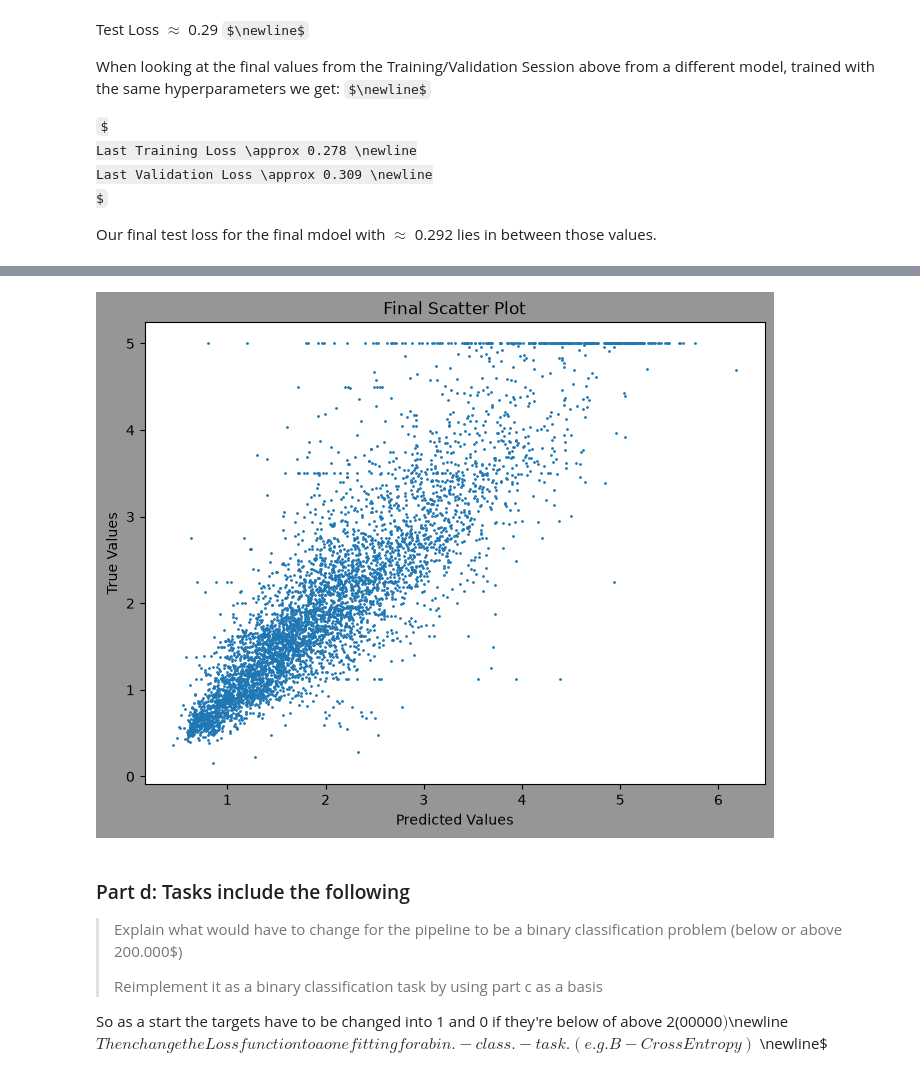
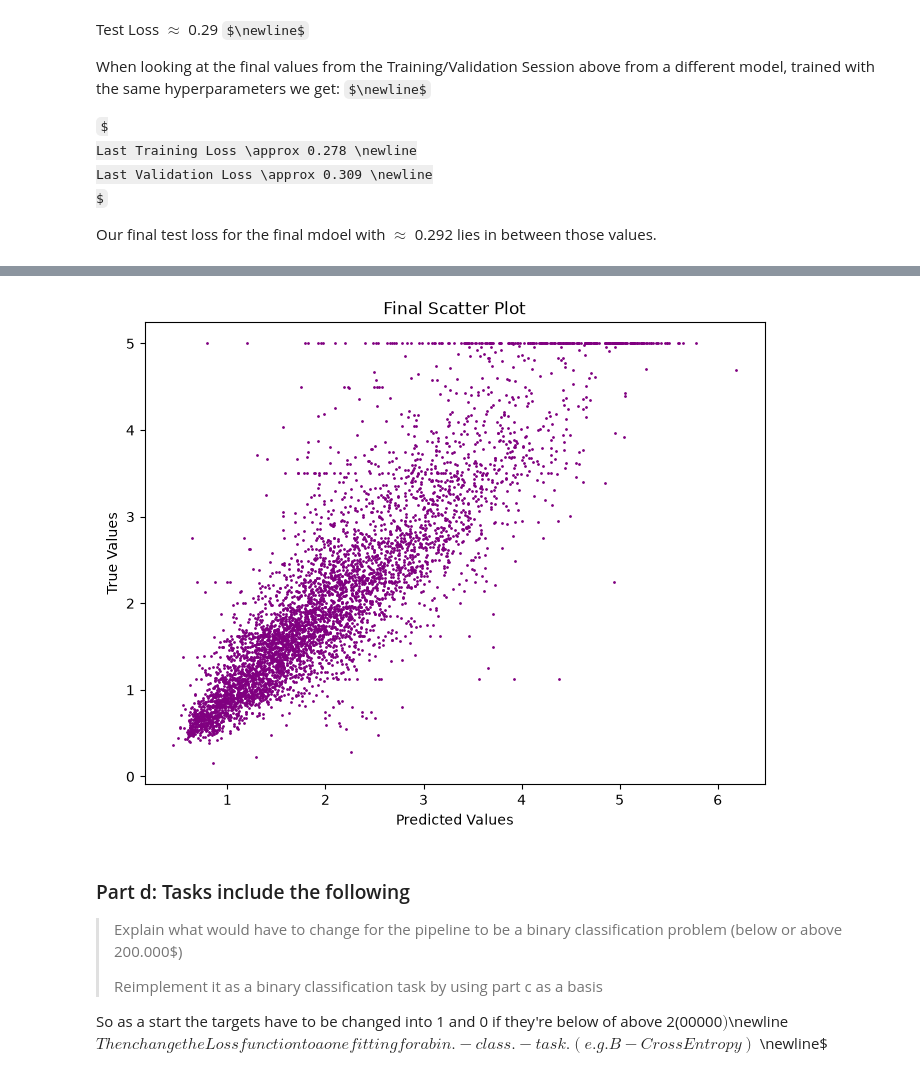
Before and after one commit to OverAmpJinx/NeuralPlayground, a Jupyter notebook: DL-Assignments/assigmnent1.ipynb, the cells around one changed output, grey strips where cells are left out. Saved outputs shown, nothing was run; the diff lists cells and outputs as text; code cells hidden in the pictures; some formulas as TeX source.

```diff
--- a/DL-Assignments/assigmnent1.ipynb
+++ b/DL-Assignments/assigmnent1.ipynb
@@ -285,8 +285,33 @@ final_model = nn.Sequential(
 final_loss_fn = nn.MSELoss()
 final_optimizer = torch.optim.SGD(final_model.parameters(), lr=lr)
 
-# Final Training loop used with the function above
-train_losses, _ = training(final_model, final_loss_fn, final_optimizer, final_train_loader, epochs=100)
+
+# actual training loop for our feedforward neural network
+train_losses = [] # for later plotting
+
+for epoch in range(100): #Trainig loop copied from b
+    final_model.train()
+    batch_loss = 0
+
+    # for each batch of data, we do forward pass, loss calculation, backward pass and optimizer step
+    for X_batch, y_batch in final_train_loader:
+        X_batch = X_batch.to(device)
+        y_batch = y_batch.to(device).reshape(-1, 1) # had some shape mismatch, this should fix it
+        #first we do forward pass
+        y_pred = final_model(X_batch)
+        loss = final_loss_fn(y_pred, y_batch)
+        # loss calculation and backward pass
+        final_optimizer.zero_grad()
+        loss.backward()
+        final_optimizer.step()
+        # keeping track of the loss for this batch
+        batch_loss += loss.item() * X_batch.size(0)
+
+
+    # now evaluating on validation set and other bookkeeping
+    final_model.eval()
+    with torch.no_grad():
+        train_losses.append(batch_loss / len(final_train_loader.dataset)) # average loss over all batches
 
 # now evaluating
 final_model.eval()
@@ -310,15 +347,15 @@ Our final test loss for the final mdoel with $\approx$ 0.292 lies in between tho
 # %%
 # Final Scatter plot comparing predictions (x) vs true values (y)
 
 with torch.no_grad():
-    plt.figure(figsize=(8, 6), facecolor="#969696")
-    plt.scatter(y_test_pred.cpu().numpy(), y_test_tensor.cpu().numpy(), s=1)
+    plt.figure(figsize=(8, 6), facecolor="#FFFFFF")
+    plt.scatter(y_test_pred.cpu().numpy(), y_test_tensor.cpu().numpy(), s=1, color='purple')
     plt.xlabel('Predicted Values')
     plt.ylabel('True Values')
     plt.title('Final Scatter Plot')
     plt.show()
 # %% [output]
-[figure, old version]
+[figure, new version]
 # %% [markdown]
 ### Part d: Tasks include the following
 
```
Also changed, not shown: parts of 5 cells of this notebook, 2 other files.
